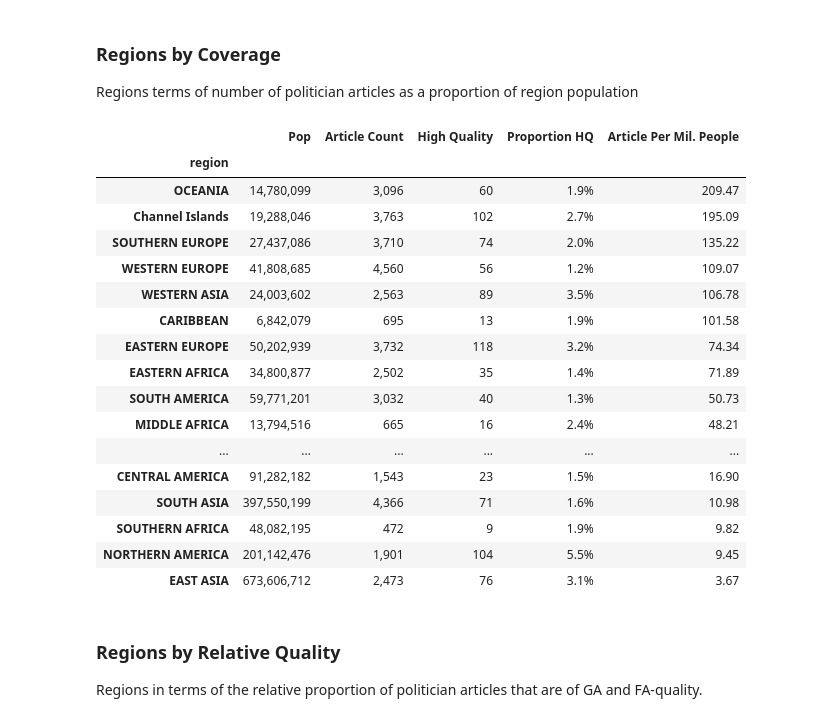
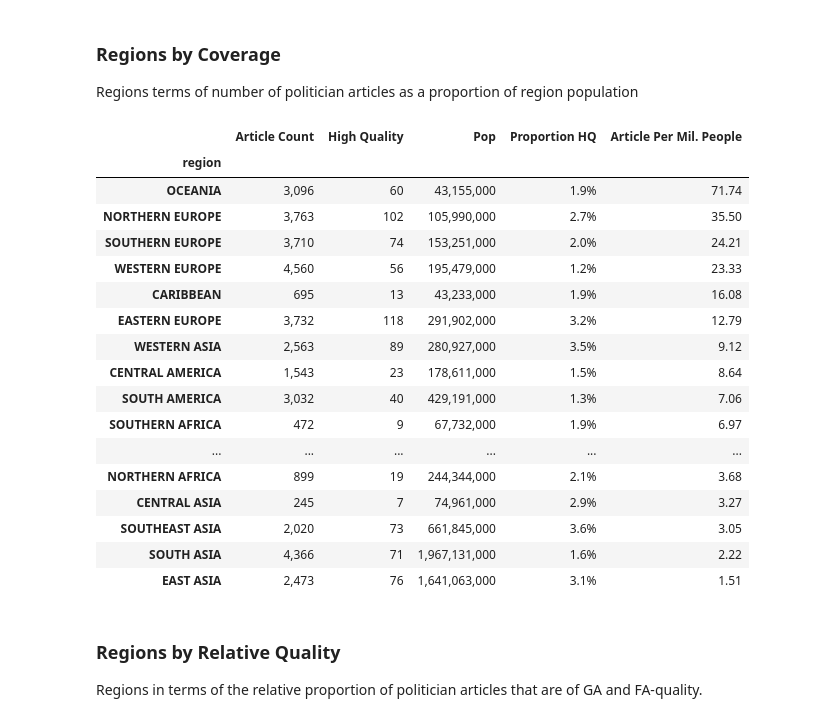
Before and after one commit to CaseCal/data-512-a2, a Jupyter notebook: hcds-a2-bias.ipynb, the cells around one changed output. Saved outputs shown, nothing was run; the diff lists cells and outputs as text; code cells hidden in the pictures.

Commit message:
Channel islands fix and final readme update

```diff
--- a/hcds-a2-bias.ipynb
+++ b/hcds-a2-bias.ipynb
@@ -271,0 +257,20 @@ data_by_country.sort_values(by=["Proportion HQ", "Article Count"], ascending=[Tr
+# %%
+# Group by region and take mean
+data_by_region = data[["region", "page", "High Quality"]] \
+    .groupby("region") \
+    .agg({"page":"size", "High Quality": "sum"}) \
+    .rename(columns={"page": "Article Count"})
+
+# Use region populations to account for missing countries
+pop_data = pd.read_csv('data/raw/WPDS_2020_data.csv')
+data_by_region_with_pop = data_by_region \
+    .reset_index() \
+    .merge(pop_data[["Name", "Population"]], left_on="region", right_on="Name") \
+    .rename(columns={'Population': "Pop"}) \
+    .drop(columns=["Name"]) \
+    .set_index("region")
+
+# Add calcualted fields
+data_by_region_with_pop["Proportion HQ"] = data_by_region_with_pop["High Quality"] / data_by_region_with_pop["Article Count"]
+data_by_region_with_pop["Article Per Mil. People"] = data_by_region_with_pop["Article Count"] / data_by_region_with_pop["Pop"] * 1000000
+data_by_region_with_pop.head()
@@ -273,26 +286,26 @@ data_by_country.sort_values(by=["Proportion HQ", "Article Count"], ascending=[Tr
 ### Regions by Coverage
 Regions terms of number of politician articles as a proportion of region population
 # %%
-data_by_region.sort_values(by="Article Per Mil. People", ascending=False).style.format(**style_args)
+data_by_region_with_pop.sort_values(by="Article Per Mil. People", ascending=False).style.format(**style_args)
 # %% [output]
-|  | Pop | Article Count | High Quality | Proportion HQ | Article Per Mil. People |
+|  | Article Count | High Quality | Pop | Proportion HQ | Article Per Mil. People |
 | region |  |  |  |  |  |
-| OCEANIA | 14,780,099 | 3,096 | 60 | 1.9% | 209.47 |
-| Channel Islands | 19,288,046 | 3,763 | 102 | 2.7% | 195.09 |
-| SOUTHERN EUROPE | 27,437,086 | 3,710 | 74 | 2.0% | 135.22 |
-| WESTERN EUROPE | 41,808,685 | 4,560 | 56 | 1.2% | 109.07 |
-| WESTERN ASIA | 24,003,602 | 2,563 | 89 | 3.5% | 106.78 |
-| CARIBBEAN | 6,842,079 | 695 | 13 | 1.9% | 101.58 |
-| EASTERN EUROPE | 50,202,939 | 3,732 | 118 | 3.2% | 74.34 |
-| EASTERN AFRICA | 34,800,877 | 2,502 | 35 | 1.4% | 71.89 |
-| SOUTH AMERICA | 59,771,201 | 3,032 | 40 | 1.3% | 50.73 |
-| MIDDLE AFRICA | 13,794,516 | 665 | 16 | 2.4% | 48.21 |
+| OCEANIA | 3,096 | 60 | 43,155,000 | 1.9% | 71.74 |
+| NORTHERN EUROPE | 3,763 | 102 | 105,990,000 | 2.7% | 35.50 |
+| SOUTHERN EUROPE | 3,710 | 74 | 153,251,000 | 2.0% | 24.21 |
+| WESTERN EUROPE | 4,560 | 56 | 195,479,000 | 1.2% | 23.33 |
+| CARIBBEAN | 695 | 13 | 43,233,000 | 1.9% | 16.08 |
+| EASTERN EUROPE | 3,732 | 118 | 291,902,000 | 3.2% | 12.79 |
+| WESTERN ASIA | 2,563 | 89 | 280,927,000 | 3.5% | 9.12 |
+| CENTRAL AMERICA | 1,543 | 23 | 178,611,000 | 1.5% | 8.64 |
+| SOUTH AMERICA | 3,032 | 40 | 429,191,000 | 1.3% | 7.06 |
+| SOUTHERN AFRICA | 472 | 9 | 67,732,000 | 1.9% | 6.97 |
 | ... | ... | ... | ... | ... | ... |
-| CENTRAL AMERICA | 91,282,182 | 1,543 | 23 | 1.5% | 16.90 |
-| SOUTH ASIA | 397,550,199 | 4,366 | 71 | 1.6% | 10.98 |
-| SOUTHERN AFRICA | 48,082,195 | 472 | 9 | 1.9% | 9.82 |
-| NORTHERN AMERICA | 201,142,476 | 1,901 | 104 | 5.5% | 9.45 |
-| EAST ASIA | 673,606,712 | 2,473 | 76 | 3.1% | 3.67 |
+| NORTHERN AFRICA | 899 | 19 | 244,344,000 | 2.1% | 3.68 |
+| CENTRAL ASIA | 245 | 7 | 74,961,000 | 2.9% | 3.27 |
+| SOUTHEAST ASIA | 2,020 | 73 | 661,845,000 | 3.6% | 3.05 |
+| SOUTH ASIA | 4,366 | 71 | 1,967,131,000 | 1.6% | 2.22 |
+| EAST ASIA | 2,473 | 76 | 1,641,063,000 | 3.1% | 1.51 |
 # %% [markdown]
 ### Regions by Relative Quality
 Regions  in terms of the relative proportion of politician articles that are of GA and FA-quality.
```
Also changed, not shown: parts of 10 cells of this notebook, 5 other files.
